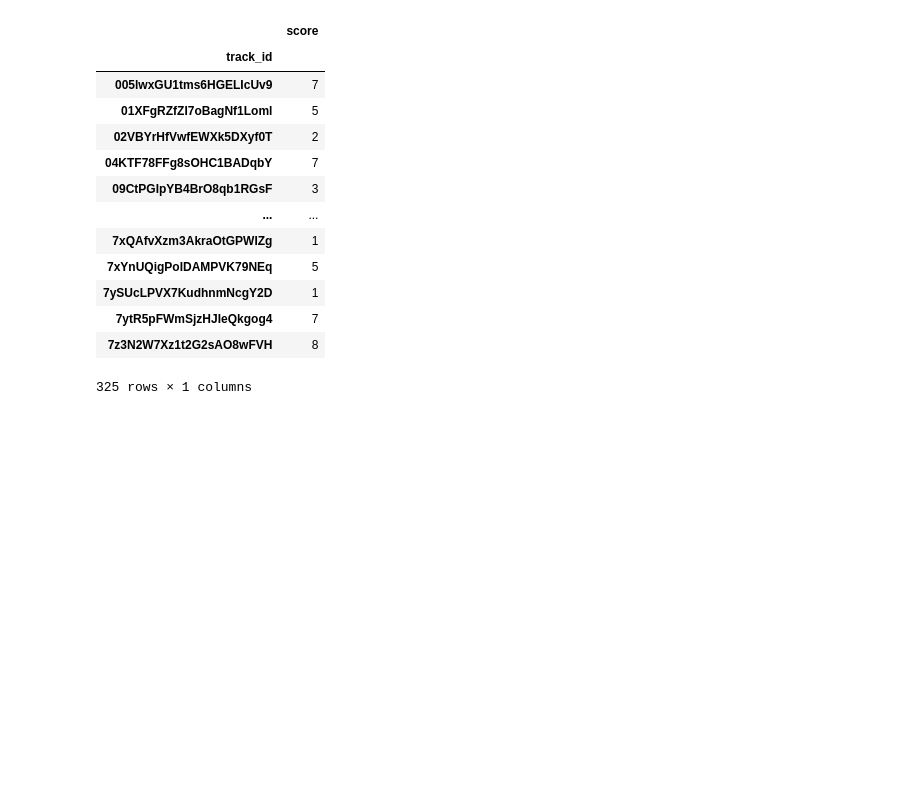
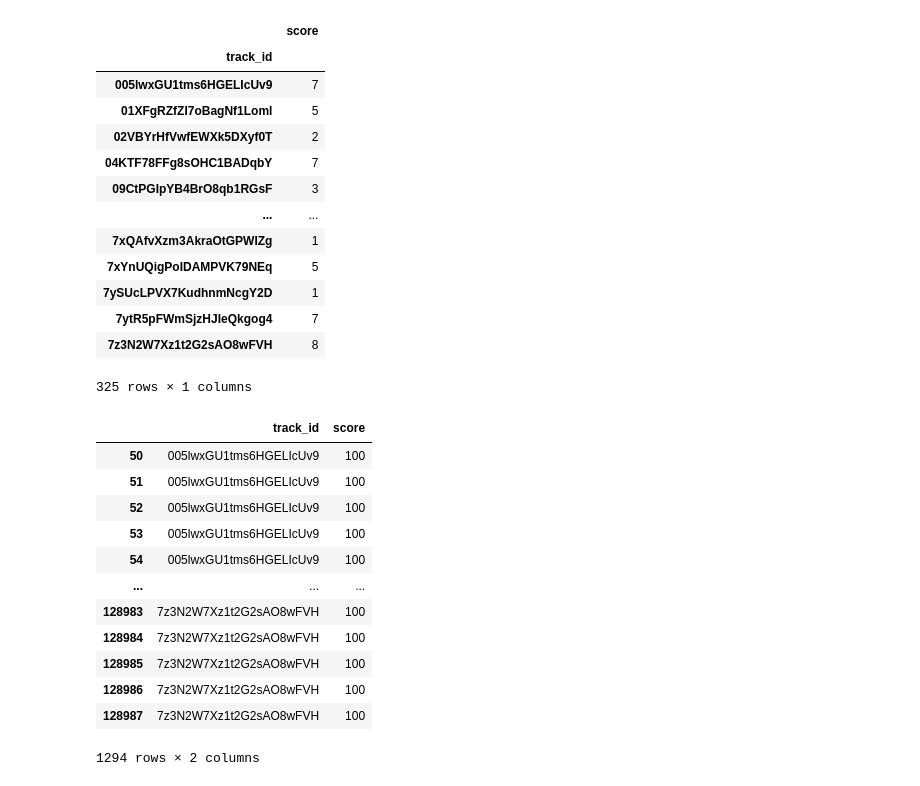
Before and after one commit to orrefo/Music, a Jupyter notebook: test_1.ipynb, the cells around one changed output. Saved outputs shown, nothing was run; the diff lists cells and outputs as text; code cells hidden in the pictures; blank space fills up the shorter version.

```diff
--- a/test_1.ipynb
+++ b/test_1.ipynb
@@ -96,6 +96,22 @@ chart_num_one.groupby('track_id').count()
 | 7ytR5pFWmSjzHJIeQkgog4 | 7 |
 | 7z3N2W7Xz1t2G2sAO8wFVH | 8 |
 325 rows × 1 columns
+# %%
+chart_num_one
+# %% [output]
+|  | track_id | score |
+| 50 | 005lwxGU1tms6HGELIcUv9 | 100 |
+| 51 | 005lwxGU1tms6HGELIcUv9 | 100 |
+| 52 | 005lwxGU1tms6HGELIcUv9 | 100 |
+| 53 | 005lwxGU1tms6HGELIcUv9 | 100 |
+| 54 | 005lwxGU1tms6HGELIcUv9 | 100 |
+| ... | ... | ... |
+| 128983 | 7z3N2W7Xz1t2G2sAO8wFVH | 100 |
+| 128984 | 7z3N2W7Xz1t2G2sAO8wFVH | 100 |
+| 128985 | 7z3N2W7Xz1t2G2sAO8wFVH | 100 |
+| 128986 | 7z3N2W7Xz1t2G2sAO8wFVH | 100 |
+| 128987 | 7z3N2W7Xz1t2G2sAO8wFVH | 100 |
+1294 rows × 2 columns
 # %%
 chart_track_score_year=chart.groupby(['track_id','chart_year'])['score'].sum().sort_values(ascending=False)
 chart_track_score=chart.groupby(['track_id'])['score'].sum().sort_values(ascending=False)
```
Also changed, not shown: parts of 3 cells of this notebook, 2 other files.
